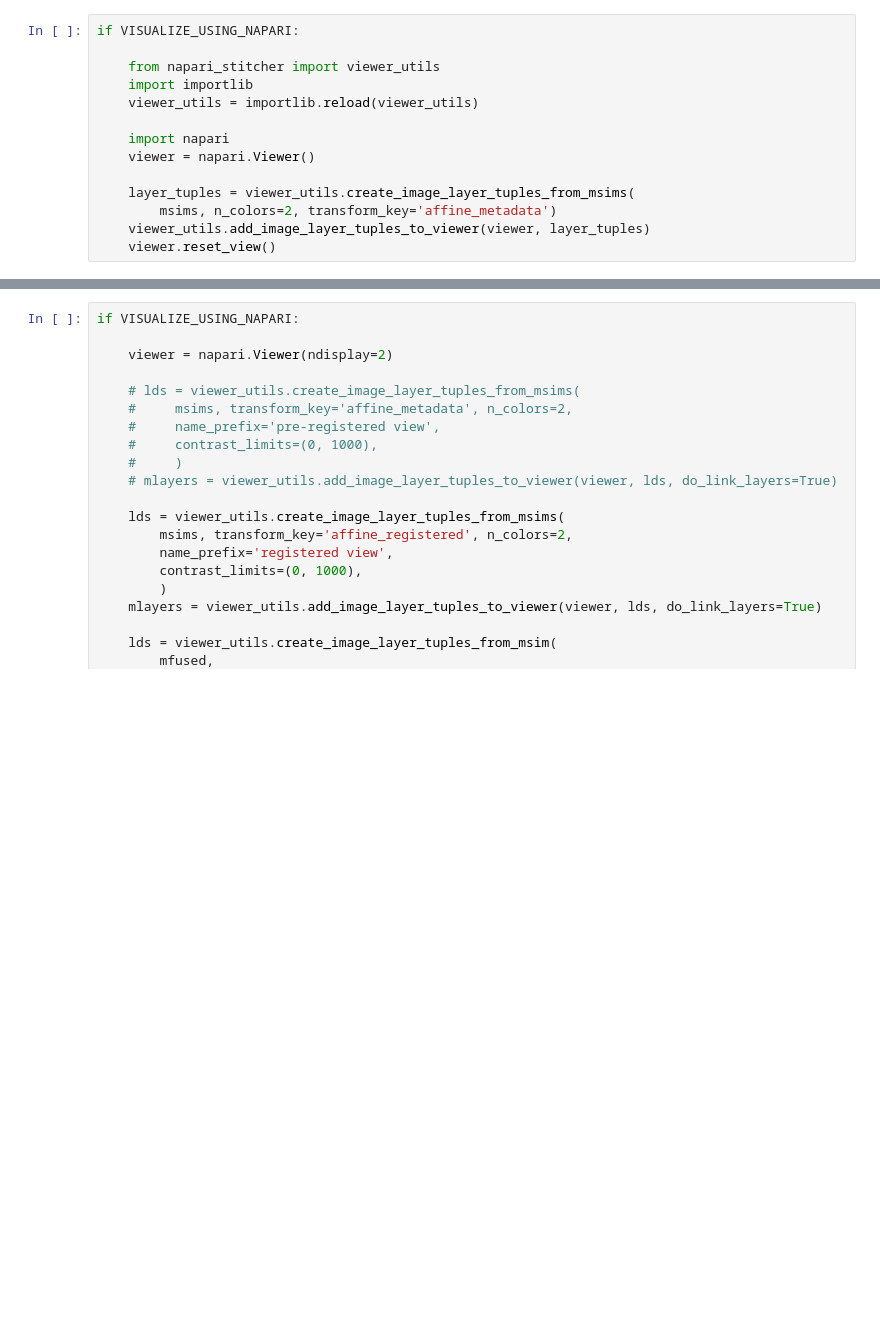
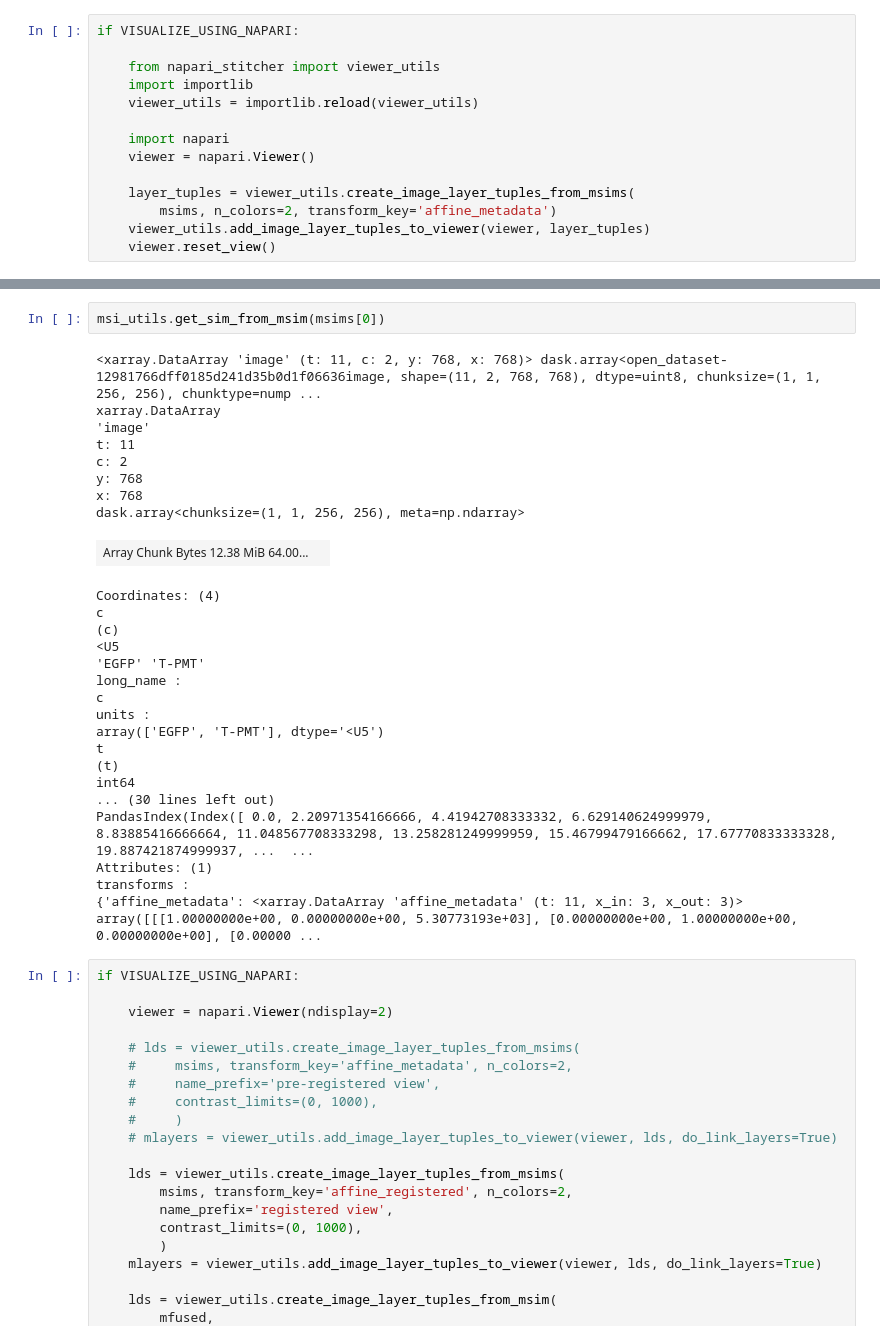
Before and after one commit to multiview-stitcher/multiview-stitcher, a Jupyter notebook: notebooks/stitching_multipos_2D_czi.ipynb, the cells around one changed output, grey strips where cells are left out. Cells and saved outputs as stored; diff of their text form; blank space fills up the shorter version.

```diff
--- a/notebooks/stitching_multipos_2D_czi.ipynb
+++ b/notebooks/stitching_multipos_2D_czi.ipynb
@@ -127,3 +198,32 @@ Fusing...
+# %%
+msi_utils.get_sim_from_msim(msims[0])
+# %% [output]
+<xarray.DataArray 'image' (t: 11, c: 2, y: 768, x: 768)> dask.array<open_dataset-12981766dff0185d241d35b0d1f06636image, shape=(11, 2, 768, 768), dtype=uint8, chunksize=(1, 1, 256, 256), chunktype=nump ...
+xarray.DataArray
+'image'
+t: 11
+c: 2
+y: 768
+x: 768
+dask.array<chunksize=(1, 1, 256, 256), meta=np.ndarray>
+| Array Chunk Bytes 12.38 MiB 64.00... |  |
+Coordinates: (4)
+c
+(c)
+<U5
+'EGFP' 'T-PMT'
+long_name :
+c
+units :
+array(['EGFP', 'T-PMT'], dtype='<U5')
+t
+(t)
+int64
+... (30 lines left out)
+PandasIndex(Index([ 0.0, 2.20971354166666, 4.41942708333332, 6.629140624999979, 8.83885416666664, 11.048567708333298, 13.258281249999959, 15.46799479166662, 17.67770833333328, 19.887421874999937, ...  ...
+Attributes: (1)
+transforms :
+{'affine_metadata': <xarray.DataArray 'affine_metadata' (t: 11, x_in: 3, x_out: 3)> array([[[1.00000000e+00, 0.00000000e+00, 5.30773193e+03], [0.00000000e+00, 1.00000000e+00, 0.00000000e+00], [0.00000 ...
 # %%
 if VISUALIZE_USING_NAPARI:
 
```
Also changed, not shown: parts of 8 cells of this notebook, 24 other files.
